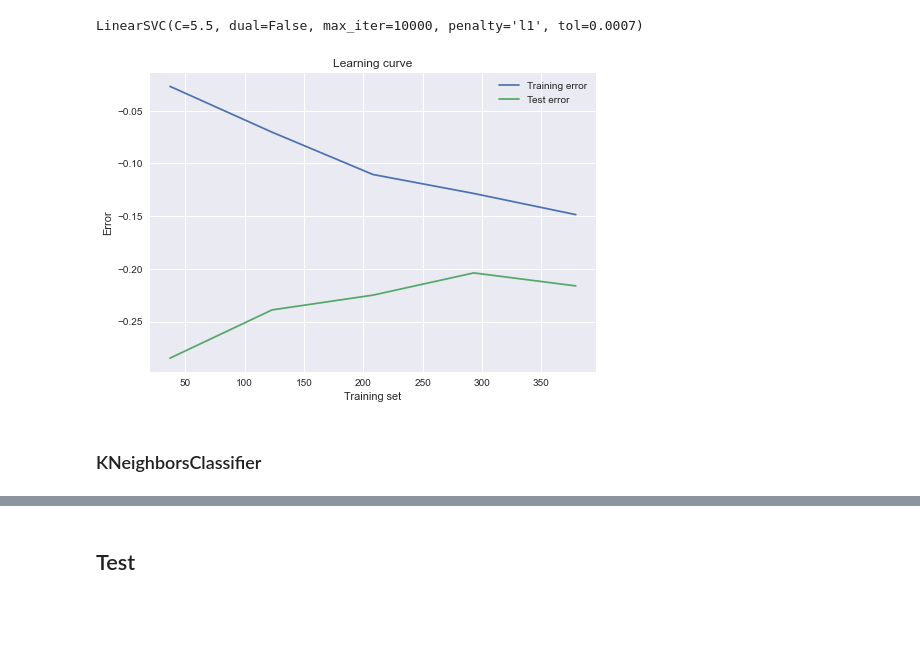
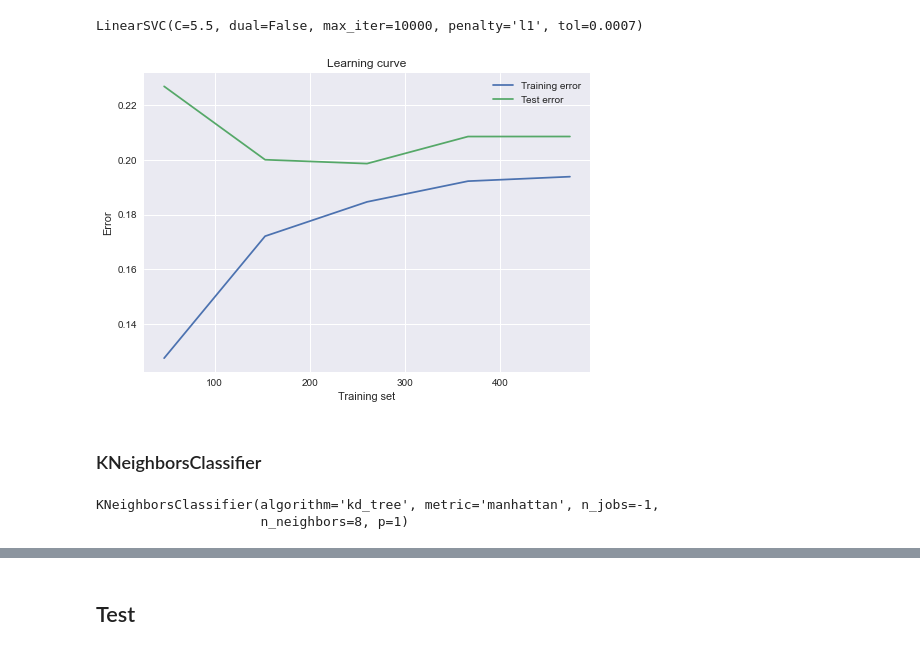
Before and after one commit to gastonzarate/titanic, a Jupyter notebook: main.ipynb, the cells around one changed output, grey strips where cells are left out. Saved outputs shown, nothing was run; the diff lists cells and outputs as text; code cells hidden in the pictures; blank space fills up the shorter version.

```diff
--- a/main.ipynb
+++ b/main.ipynb
@@ -115,18 +115,23 @@ X_train_norm = X_train.copy()
 X_test_norm = X_test.copy()
 X_send = X_send_data.copy()
 
+X_train_norm['Age_was_missing'] = X_train_norm['Age'].isnull().astype(int)
+X_test_norm['Age_was_missing'] = X_test_norm['Age'].isnull().astype(int)
+X_send['Age_was_missing'] = X_send['Age'].isnull().astype(int)
+
+
 X_train_norm.loc[:,'Age'] = imputer.transform(X_train['Age'].values.reshape(-1, 1))
 X_test_norm.loc[:,'Age'] = imputer.transform(X_test['Age'].values.reshape(-1, 1))
 X_send.loc[:,'Age'] = imputer.transform(X_send['Age'].values.reshape(-1, 1))
 # %% [markdown]
 I delete 2 rows of embarked with null values
 # %%
-mask = ~pd.isnull(X_train).any(axis=1)
-X_train_norm = X_train[mask]
+mask = ~pd.isnull(X_train_norm).any(axis=1)
+X_train_norm = X_train_norm[mask]
 y_train = y_train[mask]
 
-mask = ~pd.isnull(X_test).any(axis=1)
-X_test_norm = X_test[mask]
+mask = ~pd.isnull(X_test_norm).any(axis=1)
+X_test_norm = X_test_norm[mask]
 y_test = y_test[mask]
 # %% [markdown]
 I fill with the mean the Fare row in submission data
@@ -319,33 +330,37 @@ LinearSVC(C=5.5, dual=False, max_iter=10000, penalty='l1', tol=0.0007)
 # %%
 from sklearn.model_selection import learning_curve
 train_sizes, train_scores, test_scores = learning_curve(estimator=LinearSVC(max_iter=10000,dual=False, tol=0.0007, C=5.5,penalty='l1'),
                     X=X_trainf,
                     y=y_train,
                     scoring = 'neg_mean_squared_error',
                     cv=3,
                     n_jobs=-1)
 #Gráfico la curva de aprendizaje
 plt.style.use('seaborn')
-plt.plot(train_sizes,np.mean(train_scores,axis=1), label = 'Training error')
-plt.plot(train_sizes,np.mean(test_scores ,axis=1), label = 'Test error')
+plt.plot(train_sizes,-np.mean(train_scores,axis=1), label = 'Training error')
+plt.plot(train_sizes,-np.mean(test_scores ,axis=1), label = 'Test error')
 plt.xlabel("Training set")
 plt.ylabel("Error")
 plt.title("Learning curve")
 plt.legend()
 plt.show()
 # %% [output]
-[figure, old version]
+[figure, new version]
 # %% [markdown]
 ### KNeighborsClassifier
 # %%
 from sklearn.neighbors import KNeighborsClassifier
-
-best_model = KNeighborsClassifier(n_neighbors=5,
+best_model = KNeighborsClassifier(n_neighbors=8,
                                   weights='uniform',
-                                  algorithm='auto',
+                                  algorithm='kd_tree',
                                   leaf_size=30,
-                                  p=2, metric='minkowski',
+                                  p=1,
+                                  metric='manhattan',
                                   n_jobs=-1)
+best_model.fit(X_trainf,y_train)
+# %% [output]
+KNeighborsClassifier(algorithm='kd_tree', metric='manhattan', n_jobs=-1,
+                     n_neighbors=8, p=1)
 # %%
 #Applying Grid Search to find the best model and the best parameters
 from sklearn.model_selection import GridSearchCV
```
Also changed, not shown: parts of 19 cells of this notebook, 1 other file.
